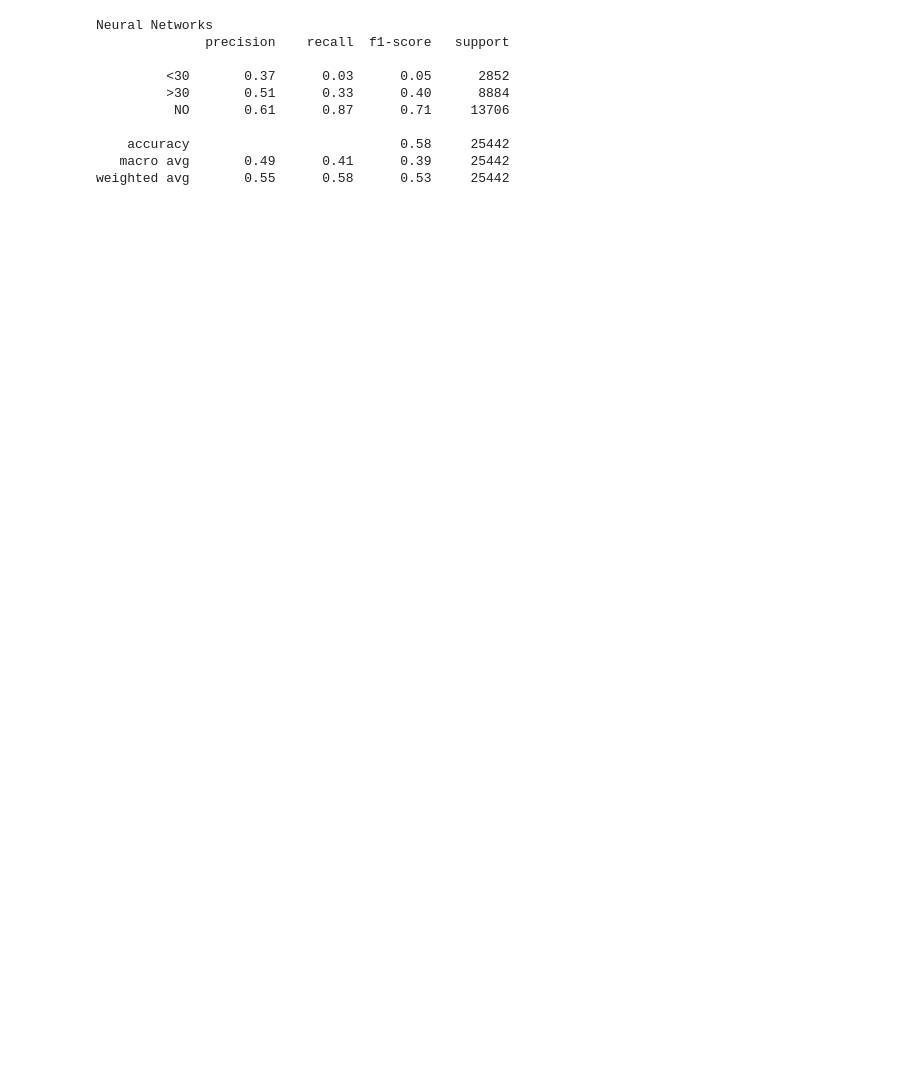
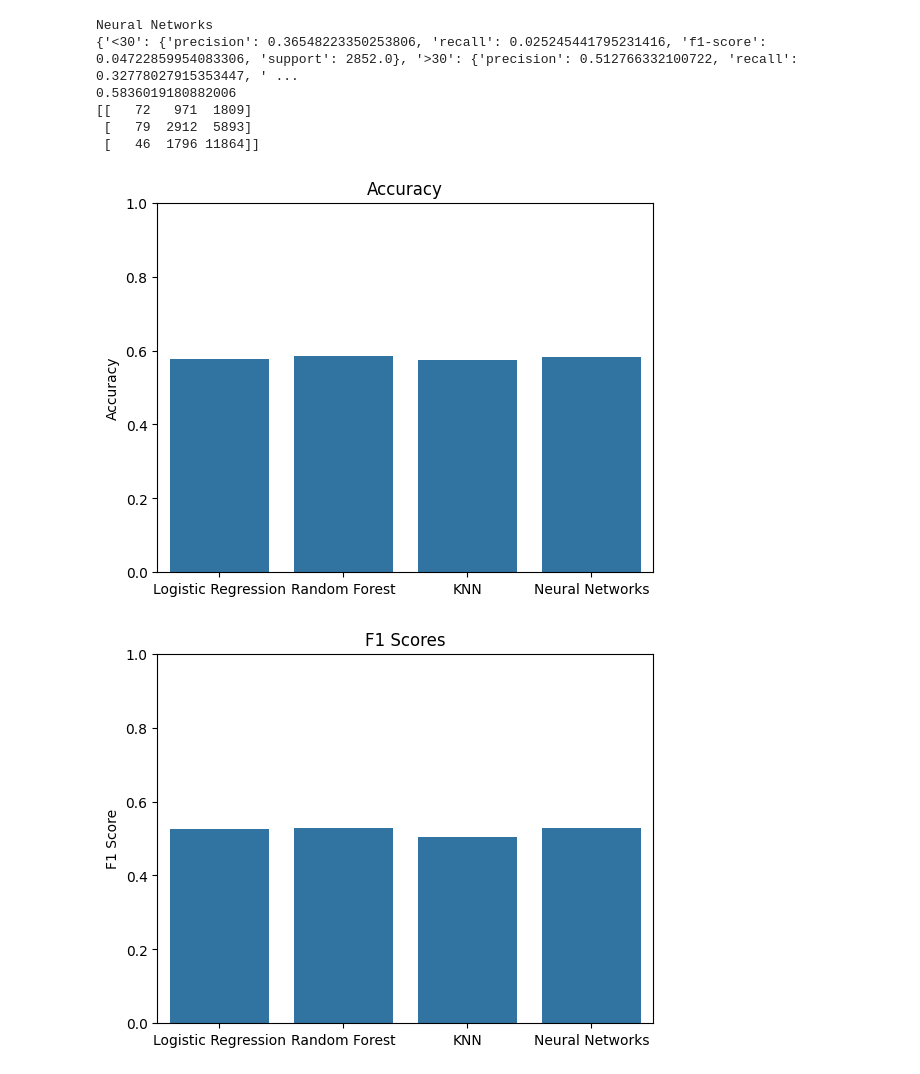
Before and after one commit to alinaxrs/cs178, a Jupyter notebook: FinalProject.ipynb, the cells around one changed output. Saved outputs shown, nothing was run; the diff lists cells and outputs as text; code cells hidden in the pictures; blank space fills up the shorter version.

```diff
--- a/FinalProject.ipynb
+++ b/FinalProject.ipynb
@@ -134,16 +157,57 @@ nn_pipeline = Pipeline(steps=[('preprocessor', preprocessor),
 nn_pipeline.fit(X_train, y_train)
 y_pred_nn = nn_pipeline.predict(X_test)
 
+report_nn = classification_report(y_test, y_pred_nn, output_dict=True)
+accuracy_nn = accuracy_score(y_test, y_pred_nn)
+conf_mtx_nn = confusion_matrix(y_test, y_pred_nn)
+
+results["Neural Networks"] = {
+    'accuracy': accuracy_nn,
+    'f1_score': report_nn['weighted avg']['f1-score'],
+    'report': report_nn
+}
+conf_matrices["Neural Networks"] = conf_mtx_nn
+
 print("Neural Networks")
-print(classification_report(y_test, y_pred_nn))
+print(report_nn)
+print(accuracy_nn)
+print(conf_mtx_nn)
 # %% [output]
 Neural Networks
-              precision    recall  f1-score   support
-
-         <30       0.37      0.03      0.05      2852
-         >30       0.51      0.33      0.40      8884
-          NO       0.61      0.87      0.71     13706
-
-    accuracy                           0.58     25442
-   macro avg       0.49      0.41      0.39     25442
-weighted avg       0.55      0.58      0.53     25442
+{'<30': {'precision': 0.36548223350253806, 'recall': 0.025245441795231416, 'f1-score': 0.04722859954083306, 'support': 2852.0}, '>30': {'precision': 0.512766332100722, 'recall': 0.32778027915353447, ' ...
+0.5836019180882006
+[[   72   971  1809]
+ [   79  2912  5893]
+ [   46  1796 11864]]
+# %%
+model_list = list(results.keys())
+accuracies = [results[model]['accuracy'] for model in model_list]
+f1_scores = [results[model]['f1_score'] for model in model_list]
+
+#accuracy
+plt.figure()
+sns.barplot(x=model_list, y=accuracies)
+plt.title('Accuracy')
+plt.ylabel('Accuracy')
+plt.ylim(0, 1)
+plt.show()
+
+#f1 scores
+plt.figure()
+sns.barplot(x=model_list, y=f1_scores)
+plt.title('F1 Scores')
+plt.ylabel('F1 Score')
+plt.ylim(0, 1)
+plt.show()
+
+#confusion matrices
+for model, conf_mtx in conf_matrices.items():
+    plt.figure()
+    sns.heatmap(conf_mtx, annot=True, fmt='d', cmap='Blues', xticklabels=True, yticklabels=True)
+    plt.title(f'Confusion Matrix for {model}')
+    plt.ylabel('Actual')
+    plt.xlabel('Predicted')
+    plt.show()
+# %% [output]
+[figure, added]
+[figure, added]
```
Also changed, not shown: parts of 7 cells of this notebook.
